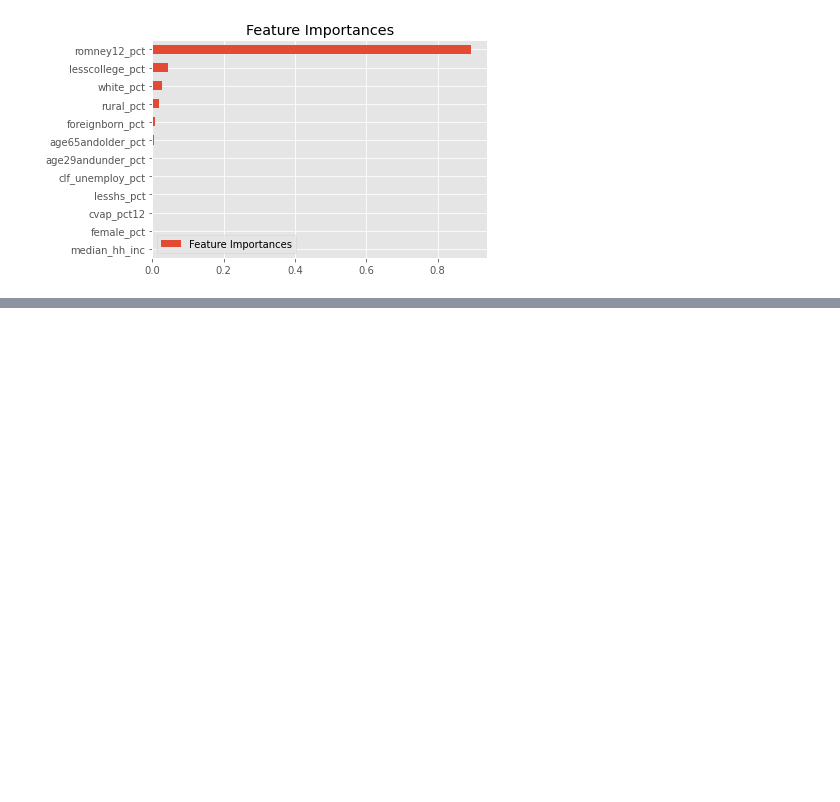
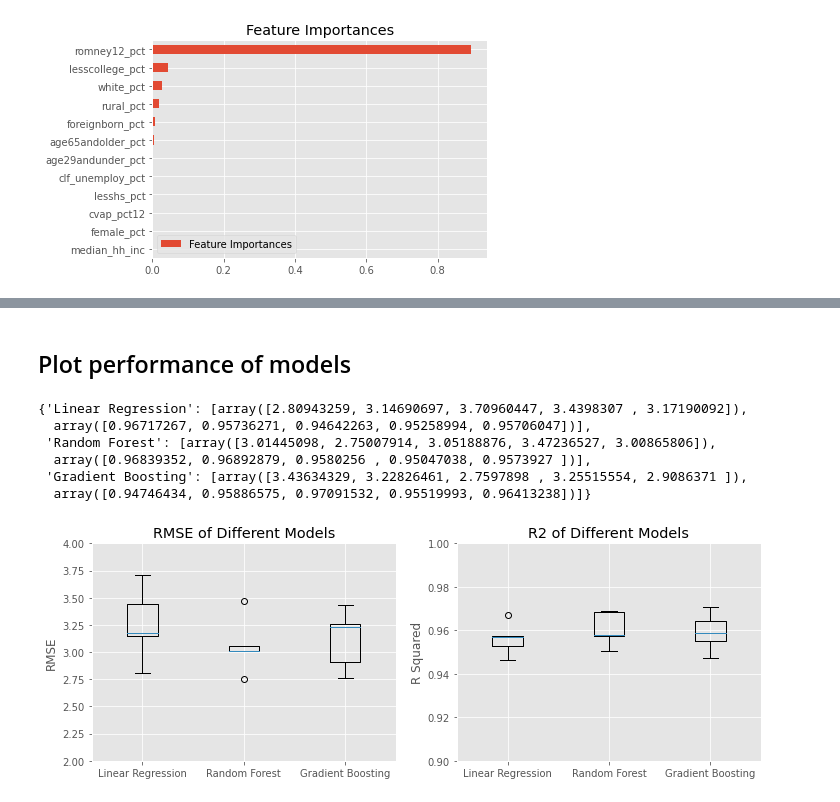
Before and after one commit to mkpetterson/2016-elections, a Jupyter notebook: notebooks/Linear_regression.ipynb, the cells around one changed output, grey strips where cells are left out. Saved outputs shown, nothing was run; the diff lists cells and outputs as text; code cells hidden in the pictures; blank space fills up the shorter version.

```diff
--- a/notebooks/Linear_regression.ipynb
+++ b/notebooks/Linear_regression.ipynb
@@ -112,6 +112,9 @@ OLS Regression Results
 | Kurtosis: | 13.903 | Cond. No. | 50.4 |
 Warnings:
 [1] Standard Errors assume that the covariance matrix of the errors is correctly specified.
+# %%
+# Keep track of RMSE and R_sq
+d = {}
 # %% [markdown]
 ## KFold with linear regression
 # %%
@@ -125,3 +128,5 @@ fold_scores, fold_scores.mean(), r_sq, r_sq.mean()
+# %%
+d['Linear Regression'] = [fold_scores, r_sq]
 # %%
 # Put into dataframe
 coeff = pd.DataFrame(data = coeff, index=data3.columns, columns=["beta"])
@@ -175,3 +180,5 @@ rmse, r_sq, rmse.mean(), r_sq.mean()
+# %%
+d['Random Forest'] = [rmse, r_sq]
 # %%
 # Save predictions
 predictions = pd.DataFrame({'index_values': test_idx, 'trump_predict': y_hat, 'trump_true': y_test,
@@ -204,5 +211,41 @@ rmse, r_sq, rmse.mean(), r_sq.mean()
+# %%
+d['Gradient Boosting'] = [rmse, r_sq]
 # %%
 # Save predictions
 predictions = pd.DataFrame({'index_values': test_idx, 'trump_predict': y_hat, 'trump_true': y_test,
               'clinton_predict': 100-y_hat, 'clinton_true': 100-y_test})
 predictions.to_csv('../data/predictions_GB.csv')
+# %% [markdown]
+## Plot performance of models
+# %%
+d
+# %% [output]
+{'Linear Regression': [array([2.80943259, 3.14690697, 3.70960447, 3.4398307 , 3.17190092]),
+  array([0.96717267, 0.95736271, 0.94642263, 0.95258994, 0.95706047])],
+ 'Random Forest': [array([3.01445098, 2.75007914, 3.05188876, 3.47236527, 3.00865806]),
+  array([0.96839352, 0.96892879, 0.9580256 , 0.95047038, 0.9573927 ])],
+ 'Gradient Boosting': [array([3.43634329, 3.22826461, 2.7597898 , 3.25515554, 2.9086371 ]),
+  array([0.94746434, 0.95886575, 0.97091532, 0.95519993, 0.96413238])]}
+# %%
+rmse = [d[i][0] for i in d]
+r_sq = [d[i][1] for i in d]
+labels = list(d.keys())
+
+fig, axes = plt.subplots(1,2, figsize=(12,4))
+ax = axes[0]
+ax.boxplot(rmse, notch=0)
+ax.set_xticklabels(labels)
+ax.set_ylim(2,4)
+ax.set_ylabel('RMSE')
+ax.set_title("RMSE of Different Models")
+
+ax = axes[1]
+ax.boxplot(r_sq, notch=0)
+ax.set_xticklabels(labels)
+ax.set_ylim(0.9,1)
+ax.set_ylabel('R Squared')
+ax.set_title("R2 of Different Models")
+
+plt.savefig('../images/model_performance.png', dpi=250)
+# %% [output]
+[figure, added]
```
Also changed, not shown: parts of 3 cells of this notebook, 5 other files.
